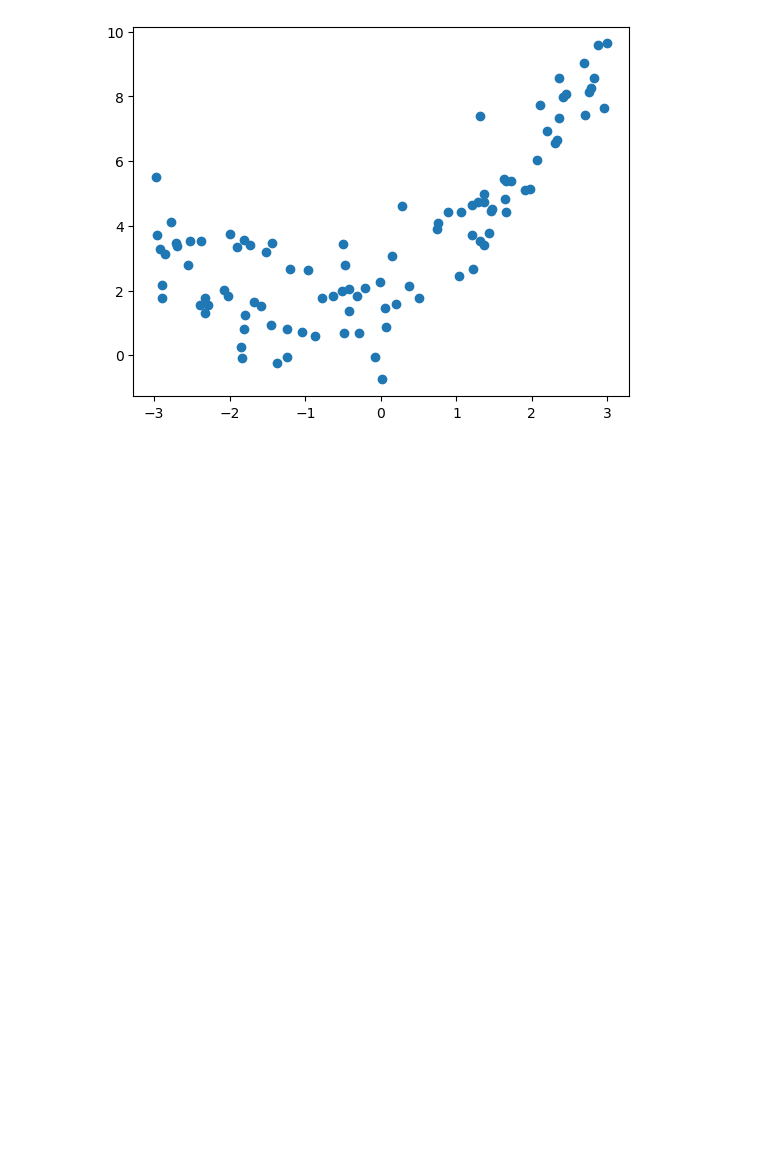
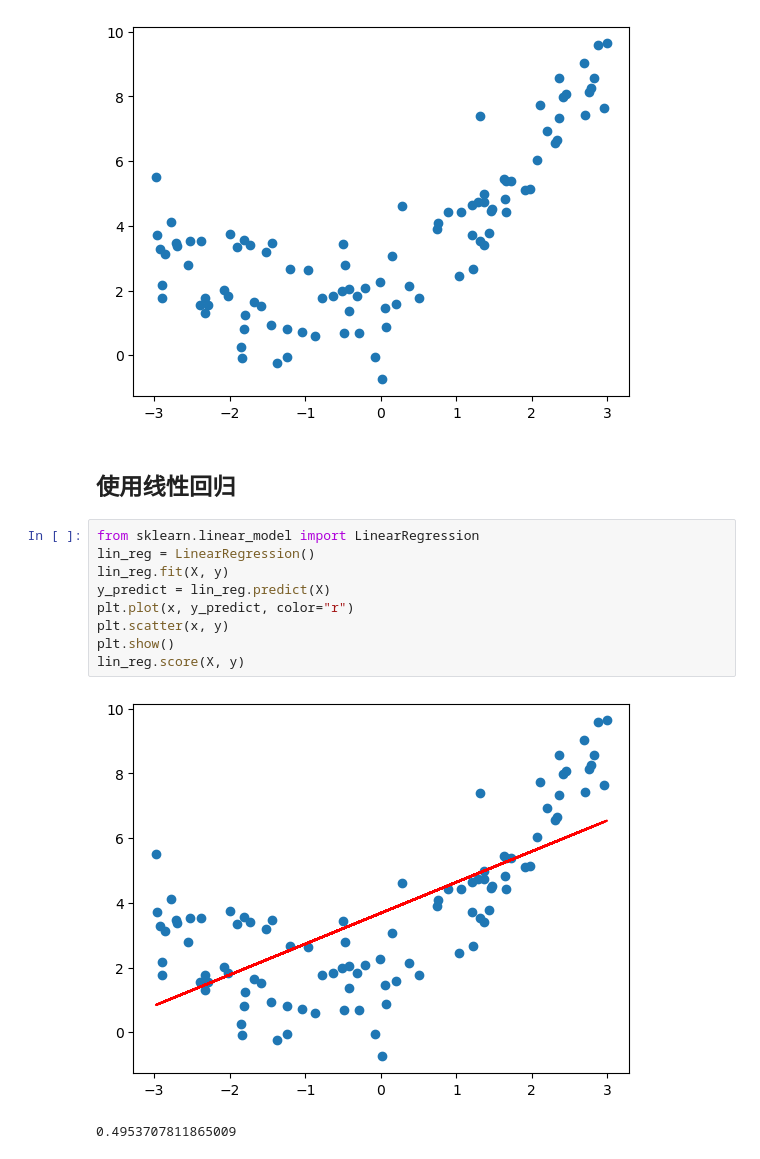
Before and after one commit to LinhMuks-DFox/PlayML, a Jupyter notebook: notebooks/chp6-Polynomial-Regression-and-Model-Generalization/03-Overfit-and-Underfit.ipynb, the cells around one changed output. Drawn from its saved outputs; the diff is of its cells as text; blank space fills up the shorter version.

```diff
--- a/notebooks/chp6-Polynomial-Regression-and-Model-Generalization/03-Overfit-and-Underfit.ipynb
+++ b/notebooks/chp6-Polynomial-Regression-and-Model-Generalization/03-Overfit-and-Underfit.ipynb
@@ -13,3 +13,17 @@ plt.scatter(x, y)
 plt.show()
 # %% [output]
 [figure]
+# %% [markdown]
+## 使用线性回归
+# %%
+from sklearn.linear_model import LinearRegression
+lin_reg = LinearRegression()
+lin_reg.fit(X, y)
+y_predict = lin_reg.predict(X)
+plt.plot(x, y_predict, color="r")
+plt.scatter(x, y)
+plt.show()
+lin_reg.score(X, y)
+# %% [output]
+[figure, added]
+0.4953707811865009
```
Also changed, not shown: parts of 8 cells of this notebook, 4 other files.
